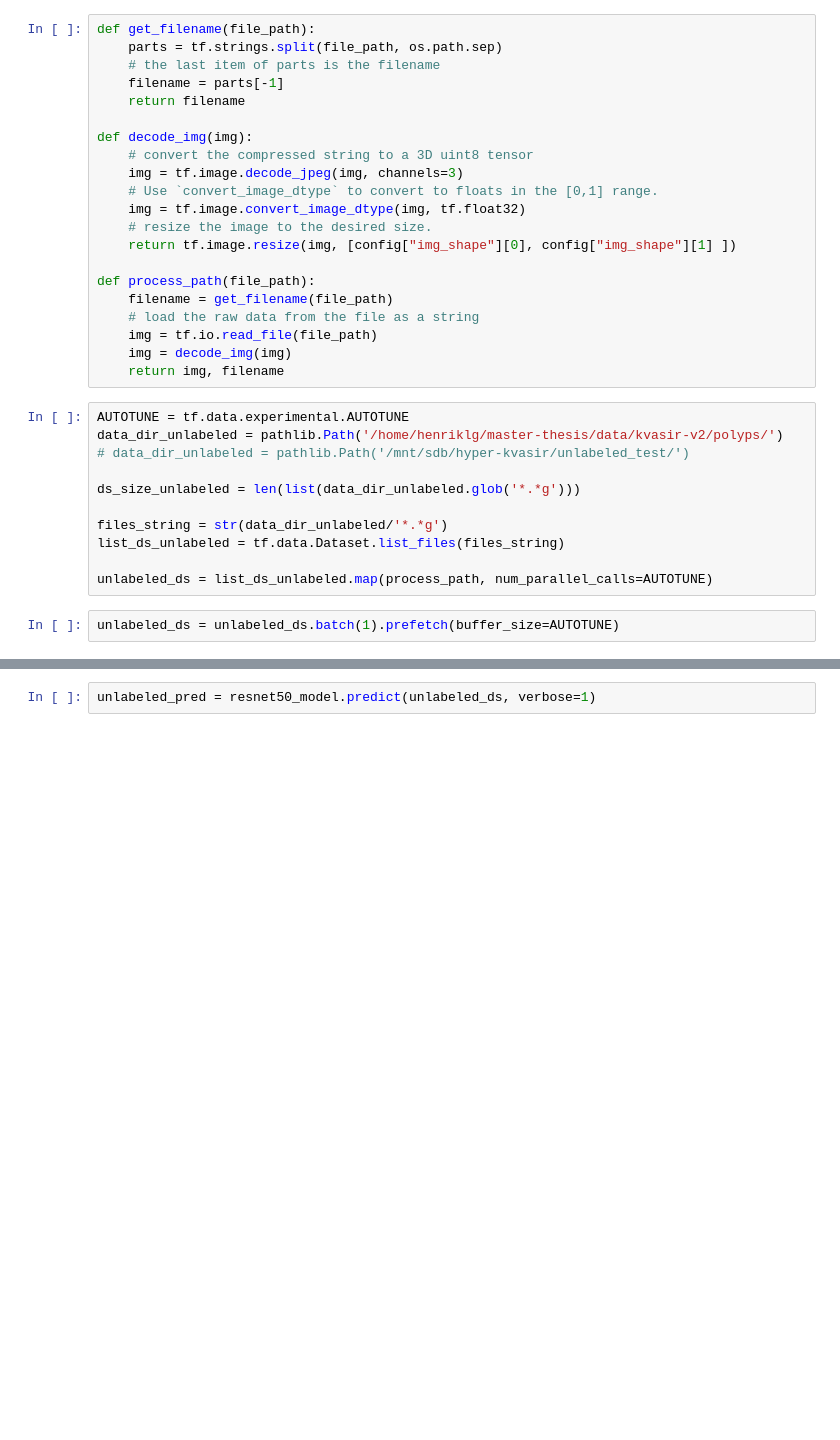
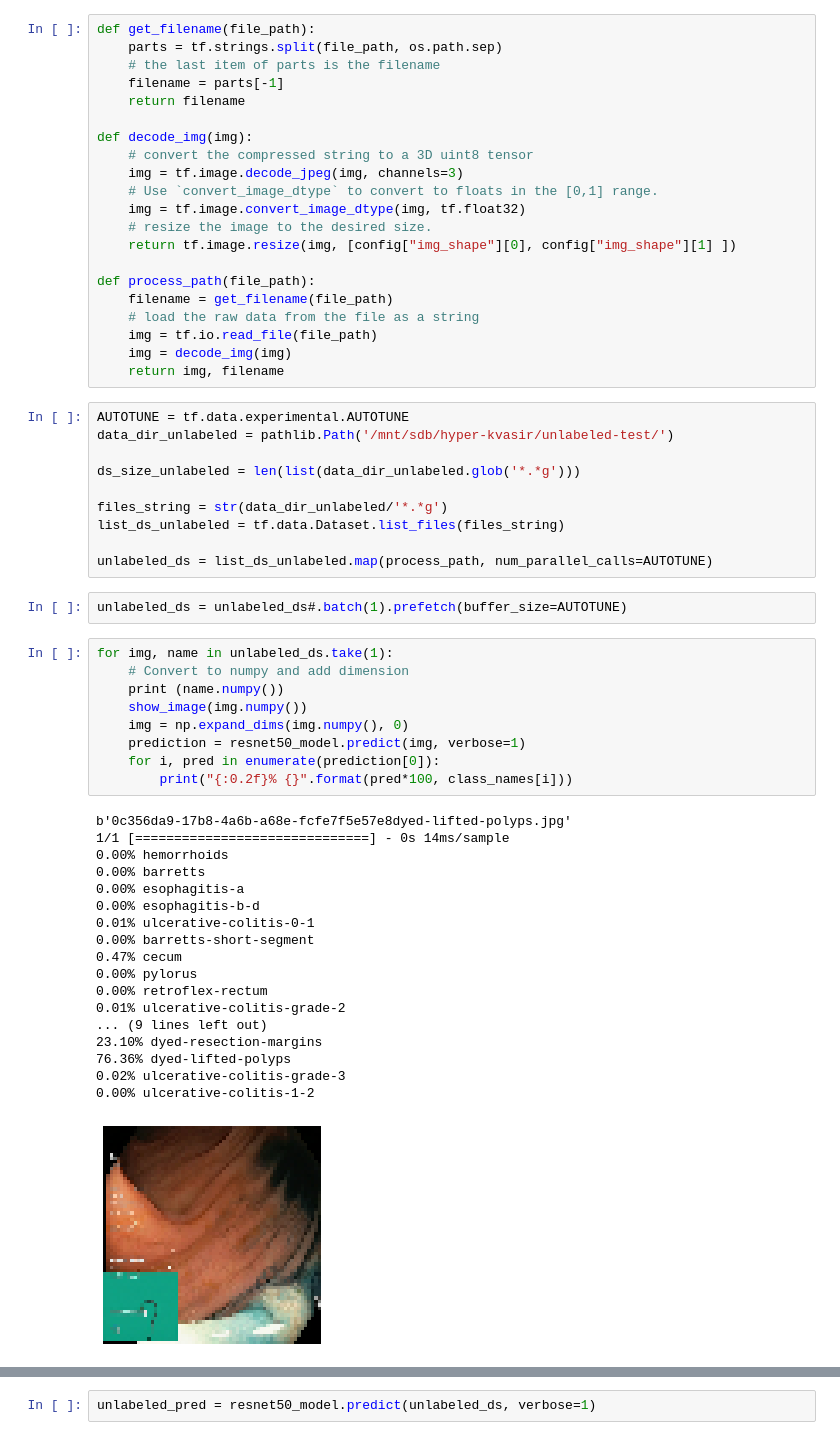
Before and after one commit to henriklg/teacher-student-framework, a Jupyter notebook: code/hyper-kvasir/noisy_studnet.ipynb, the cells around one changed output, grey strips where cells are left out. Saved outputs shown, nothing was run; the diff lists cells and outputs as text; blank space fills up the shorter version.

```diff
--- a/code/hyper-kvasir/noisy_studnet.ipynb
+++ b/code/hyper-kvasir/noisy_studnet.ipynb
@@ -354,8 +409,7 @@ def process_path(file_path):
     return img, filename
 # %%
 AUTOTUNE = tf.data.experimental.AUTOTUNE
-data_dir_unlabeled = pathlib.Path('/home/henriklg/master-thesis/data/kvasir-v2/polyps/')
-# data_dir_unlabeled = pathlib.Path('/mnt/sdb/hyper-kvasir/unlabeled_test/')
+data_dir_unlabeled = pathlib.Path('/mnt/sdb/hyper-kvasir/unlabeled-test/')
 
 ds_size_unlabeled = len(list(data_dir_unlabeled.glob('*.*g')))
 
@@ -364,4 +418,32 @@ list_ds_unlabeled = tf.data.Dataset.list_files(files_string)
 
 unlabeled_ds = list_ds_unlabeled.map(process_path, num_parallel_calls=AUTOTUNE)
 # %%
-unlabeled_ds = unlabeled_ds.batch(1).prefetch(buffer_size=AUTOTUNE)
+unlabeled_ds = unlabeled_ds#.batch(1).prefetch(buffer_size=AUTOTUNE)
+# %%
+for img, name in unlabeled_ds.take(1):
+    # Convert to numpy and add dimension
+    print (name.numpy())
+    show_image(img.numpy())
+    img = np.expand_dims(img.numpy(), 0)
+    prediction = resnet50_model.predict(img, verbose=1)
+    for i, pred in enumerate(prediction[0]):
+        print("{:0.2f}% {}".format(pred*100, class_names[i]))
+# %% [output]
+b'0c356da9-17b8-4a6b-a68e-fcfe7f5e57e8dyed-lifted-polyps.jpg'
+1/1 [==============================] - 0s 14ms/sample
+0.00% hemorrhoids
+0.00% barretts
+0.00% esophagitis-a
+0.00% esophagitis-b-d
+0.01% ulcerative-colitis-0-1
+0.00% barretts-short-segment
+0.47% cecum
+0.00% pylorus
+0.00% retroflex-rectum
+0.01% ulcerative-colitis-grade-2
+... (9 lines left out)
+23.10% dyed-resection-margins
+76.36% dyed-lifted-polyps
+0.02% ulcerative-colitis-grade-3
+0.00% ulcerative-colitis-1-2
+[figure, added]
```
Also changed, not shown: parts of 26 cells of this notebook.
